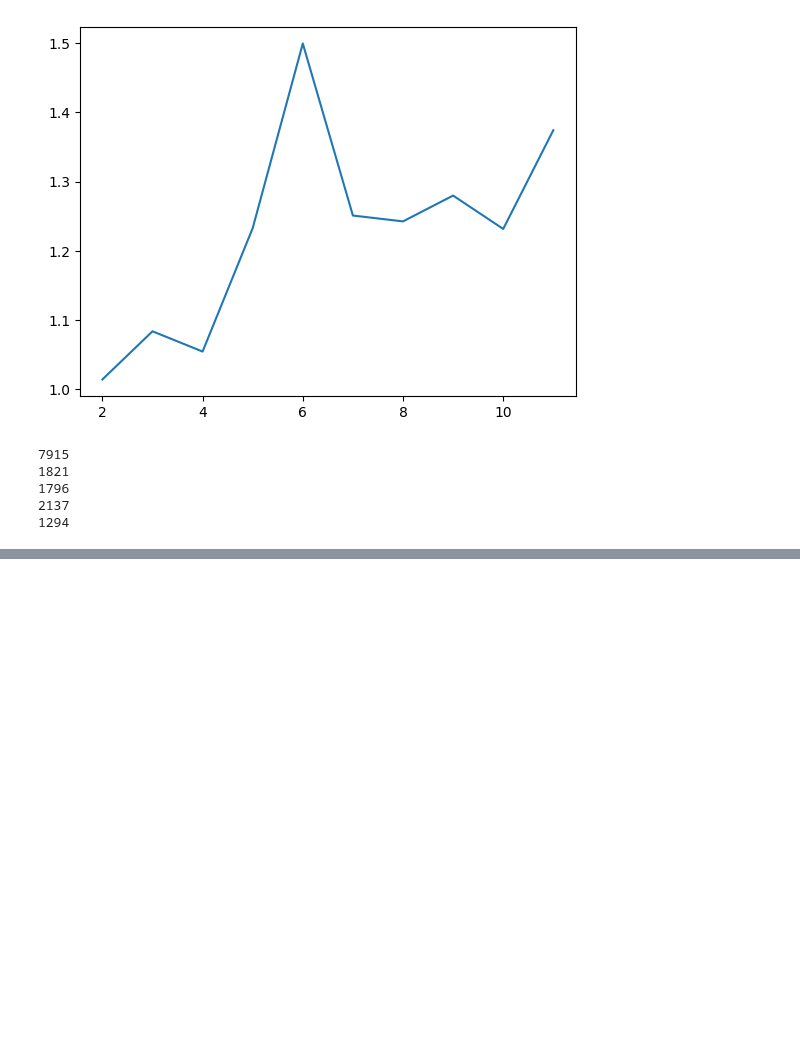
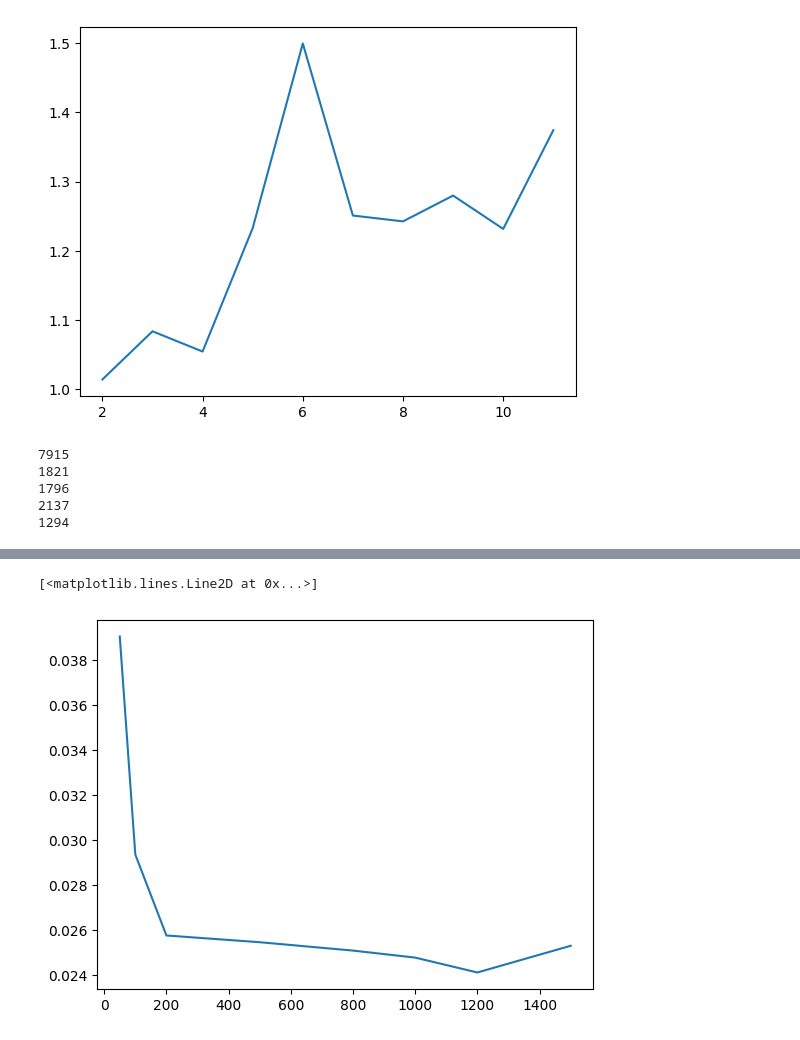
Before and after one commit to edvart-ros/robotics_hw, a Jupyter notebook: ch1_intro_ML/exercises.ipynb, the cells around one changed output, grey strips where cells are left out. Cells and saved outputs as stored; diff of their text form; code cells hidden in the pictures; blank space fills up the shorter version.

```diff
--- a/ch1_intro_ML/exercises.ipynb
+++ b/ch1_intro_ML/exercises.ipynb
@@ -56,0 +101,3 @@ similarity = distance.euclidean(kmeans.cluster_centers_[1],kmeans.cluster_center
+# %%
+df_subset = data.head(5000) #get only the first 5000 observations
+df_subset
@@ -56,0 +172,22 @@ similarity = distance.euclidean(kmeans.cluster_centers_[1],kmeans.cluster_center
+# %%
+k = 3
+threshold_list = [50, 100, 200, 500, 800, 1000, 1200, 1500]
+exec_time_list = []
+outliers_list = []
+
+for threshold in threshold_list:
+    tik = time.time()
+
+    neigh = NearestNeighbors(n_neighbors=k)
+    neigh.fit(df_subset)
+    distances, indices = neigh.kneighbors(df_subset)
+    mean_distances = np.mean(distances, axis=1)
+    outliers_count = len(np.where(mean_distances > threshold)[0])
+
+    exec_time_list.append(time.time()-tik)
+    outliers_list.append(outliers_count)
+# %%
+plt.plot(threshold_list, exec_time_list)
+# %% [output]
+[<matplotlib.lines.Line2D at 0x...>]
+[figure, added]
```
Also changed, not shown: parts of 15 cells of this notebook, 3 other files.
